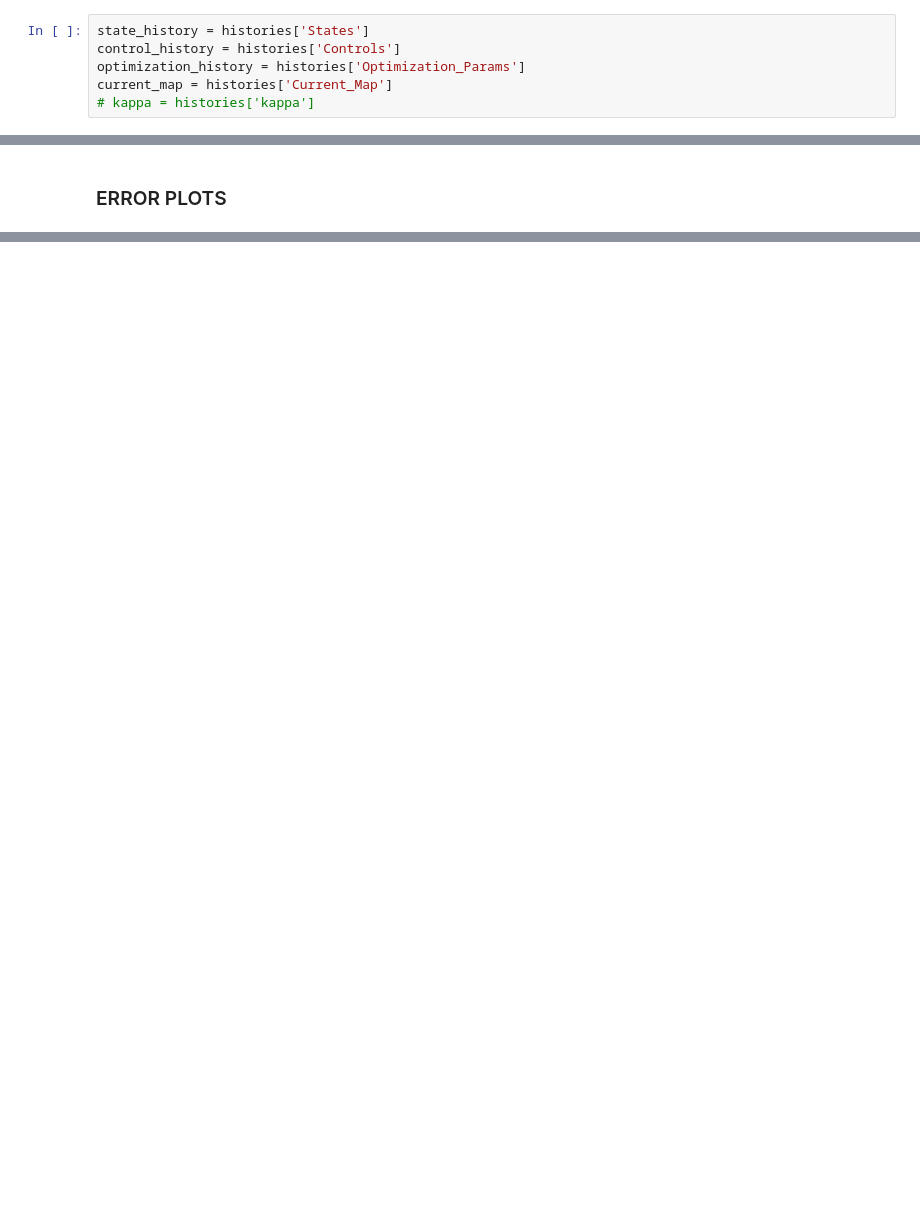
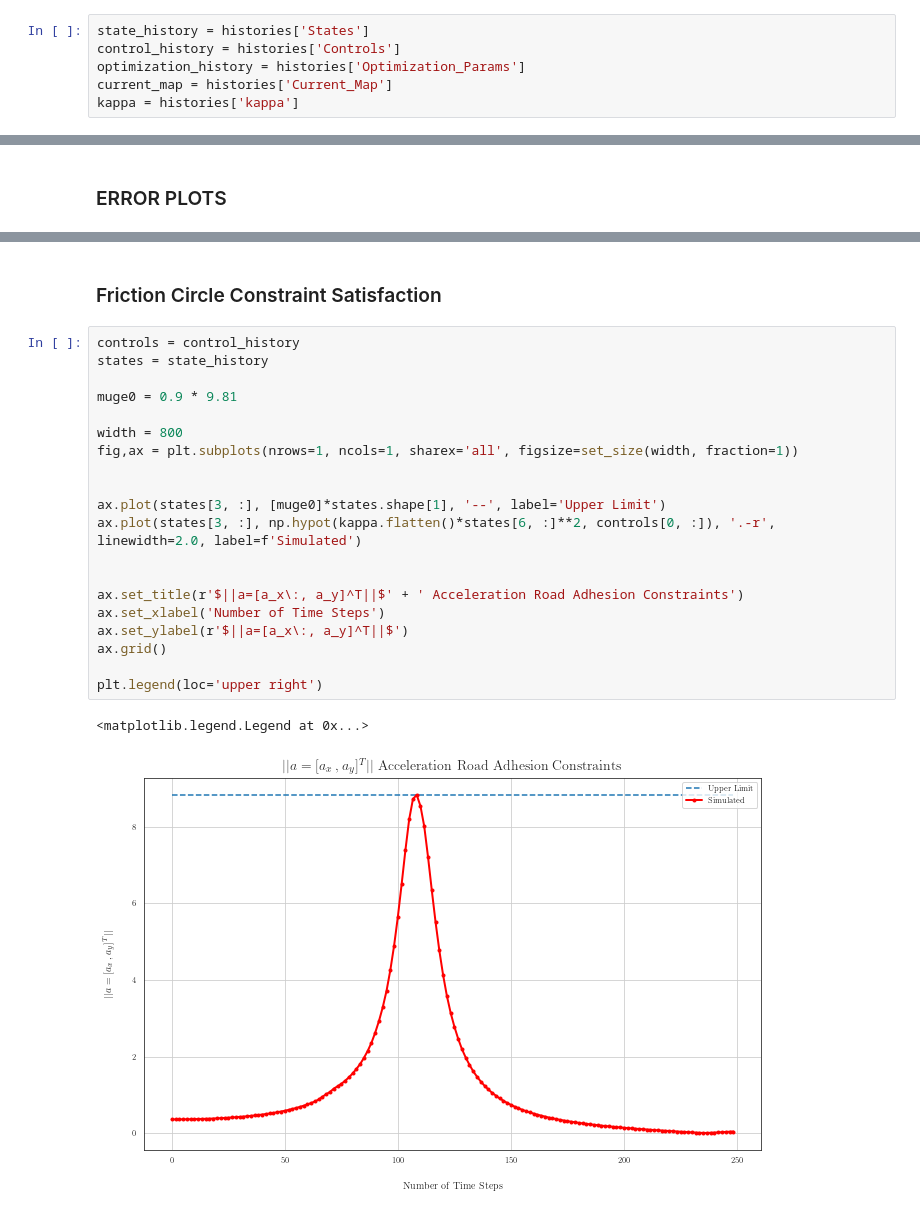
Before and after one commit to boyali/application_of_successive_convexification, a Jupyter notebook: Analyze/a01_analyze_mpc_cp_gravity.ipynb, the cells around one changed output, grey strips where cells are left out. Cells and saved outputs as stored; diff of their text form; blank space fills up the shorter version.

Commit message:
Friction circle implemented, obstacle avoidance are being handled

```diff
--- a/Analyze/a01_analyze_mpc_cp_gravity.ipynb
+++ b/Analyze/a01_analyze_mpc_cp_gravity.ipynb
@@ -111,7 +111,7 @@ state_history = histories['States']
 control_history = histories['Controls']
 optimization_history = histories['Optimization_Params']
 current_map = histories['Current_Map']
-# kappa = histories['kappa']
+kappa = histories['kappa']
 # %%
 pathname = "../test_path.txt"
 rpath = np.loadtxt(pathname)
@@ -243,0 +249,25 @@ plt.tight_layout()
+# %% [markdown]
+### Friction Circle Constraint Satisfaction
+# %%
+controls = control_history
+states = state_history
+
+muge0 = 0.9 * 9.81
+
+width = 800
+fig,ax = plt.subplots(nrows=1, ncols=1, sharex='all', figsize=set_size(width, fraction=1))
+
+
+ax.plot(states[3, :], [muge0]*states.shape[1], '--', label='Upper Limit')
+ax.plot(states[3, :], np.hypot(kappa.flatten()*states[6, :]**2, controls[0, :]), '.-r', linewidth=2.0, label=f'Simulated')
+
+
+ax.set_title(r'$||a=[a_x\:, a_y]^T||$' + ' Acceleration Road Adhesion Constraints')
+ax.set_xlabel('Number of Time Steps')
+ax.set_ylabel(r'$||a=[a_x\:, a_y]^T||$')
+ax.grid()
+
+plt.legend(loc='upper right')
+# %% [output]
+<matplotlib.legend.Legend at 0x...>
+[figure, added]
```
Also changed, not shown: parts of 10 cells of this notebook, 7 other files.
